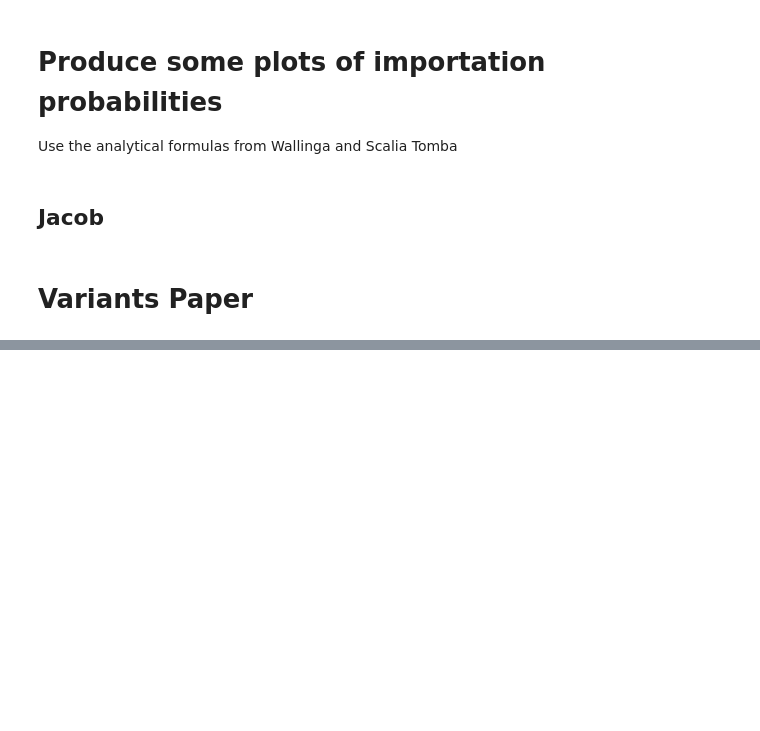
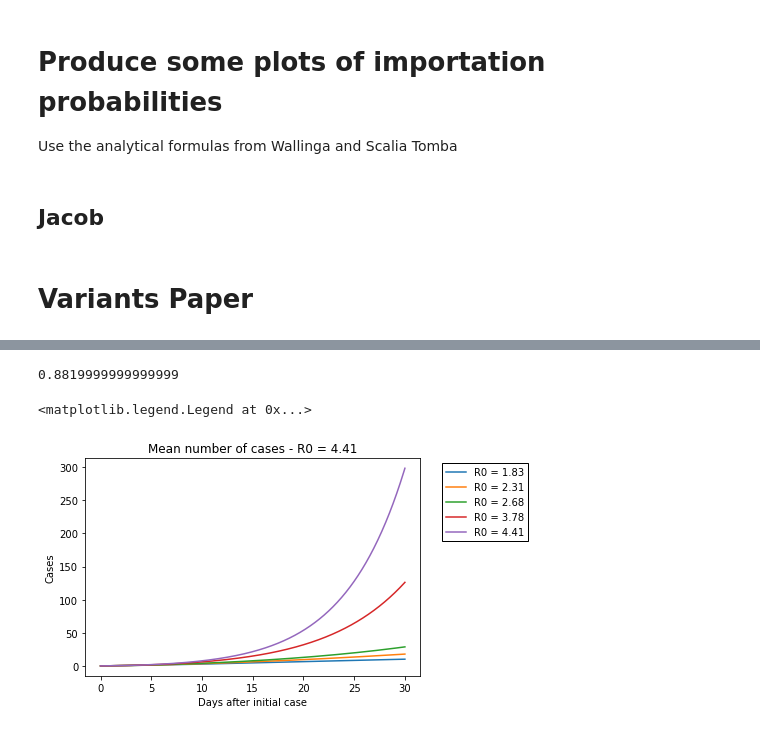
Before and after one commit to JCurran-Sebastian/BPs_for_VoC, a Jupyter notebook: Stochastic_Invasion_BPs_v1.ipynb, the cells around one changed output, grey strips where cells are left out. Saved outputs shown, nothing was run; the diff lists cells and outputs as text; code cells hidden in the pictures; blank space fills up the shorter version.

Commit message:
Fixed some issues with offspring and mean - variance still has some issues

```diff
--- a/Stochastic_Invasion_BPs_v1.ipynb
+++ b/Stochastic_Invasion_BPs_v1.ipynb
@@ -324,3 +305,75 @@ plt.legend(loc=2, bbox_to_anchor=(1.05, 1), framealpha=1., edgecolor='black', fa
+# %%
+np.sum(const_vec)*beta_SA/8
+# %% [output]
+0.8819999999999999
+# %%
+# Mean over time
+
+
+const_vec = np.array((1., sus_sa, az_vac_sa, az_vac_sa*sus_sa, pfi_vac_sa, pfi_vac_sa*sus_sa, new_vac_sa, new_vac_sa*sus_sa))
+
+for r, Reff in enumerate(Reff_vec):
+    beta_SA = Reff*gamma*rtrans_variant
+    RV = Reff*rtrans_variant
+    def Omega(t):
+        nexposed = int(ntypes/2)
+        Omat = np.zeros((ntypes, ntypes))
+        for nex in range(0, nexposed):
+            Omat[nex, nex+nexposed] = 1
+            Omat[nex+nexposed, :nexposed] = (const_vec[nex]/len(const_vec))*beta_SA/((beta_SA*gamma))
+            Omat[nex+nexposed, nex+nexposed] = (np.sum(const_vec)/len(const_vec)) * beta_SA/(beta_SA + gamma)
+
+        Omat -= np.identity(ntypes)
+        Omat*= (beta_SA + gamma)
+        return Omat
+
+
+#     def Omega(t):
+#         nexposed = len(const_vec)
+#         Omat = np.zeros((ntypes, ntypes))
+#         omega_vec = sigma * np.ones(ntypes)
+
+#         for nex in range(0, nexposed):
+# #             Omat[nex, nex] -= 1.
+#             omega_vec[nex + nexposed] = const_vec[nex]*beta_SA + gamma
+#             Omat[nex, nex+nexposed] = omega_vec[nex]
+#             Omat[nex+nexposed, :nexposed] = ((const_vec/len(const_vec))*beta_SA/((omega_vec[nex+nexposed])) ) * (omega_vec[nex+nexposed])
+#             Omat[nex+nexposed, nex+nexposed] = (((np.sum(const_vec * beta_SA/(omega_vec[nex+nexposed])))/len(const_vec)))*(omega_vec[nex+nexposed])
+
+#         Omat -= np.diag(omega_vec)
+# #         Omat[nexposed + nex, :]*= (beta_SA*const_vec[nex] + gamma)
+
+#         return Omat
+
+
+    def Omega(t):
+        nexposed = len(const_vec)
+        Omat = np.zeros((ntypes, ntypes))
+        omega_vec = sigma * np.ones(ntypes)
+
+        for nex in range(0, nexposed):
+#             Omat[nex, nex] -= 1.
+            omega_vec[nex + nexposed] = (np.sum(const_vec)*beta_SA/nexposed) + gamma
+            Omat[nex, nex+nexposed] = omega_vec[nex]
+            Omat[nex+nexposed, :nexposed] = ((const_vec[nex]/len(const_vec))*beta_SA)
+            Omat[nex+nexposed, nex+nexposed] = (((np.sum(const_vec * beta_SA))/len(const_vec)))
+
+        Omat -= np.diag(omega_vec)
+#         Omat[nexposed + nex, :]*= (beta_SA*const_vec[nex] + gamma)
+
+        return Omat
+    outbreak.set_Omega(Omega)
+    n0s = np.zeros(ntypes)
+    Mvec = outbreak.solve_mean_odes(outbreak.set_mean_odes, time, n0s)
+    plt.plot(time, np.sum(Mvec/(1-rho_mat[r, :]), axis=0), label = 'R0 = ' + str(np.round(RV, 2)))
+plt.title("Mean number of cases - R0 = " + str(np.round(RV, 2)))
+plt.xlabel("Days after initial case")
+plt.ylabel("Cases")
+plt.savefig("./meancases_R0=" + str(np.round(RV, 2)) + ".pdf")
+plt.legend(loc=2, bbox_to_anchor=(1.05, 1), framealpha=1., edgecolor='black', fancybox=False)
+# %% [output]
+<matplotlib.legend.Legend at 0x...>
+[figure, added]
 # %%
 import scipy.linalg as la
 import numpy.linalg as nla
```
Also changed, not shown: parts of 18 cells of this notebook.
